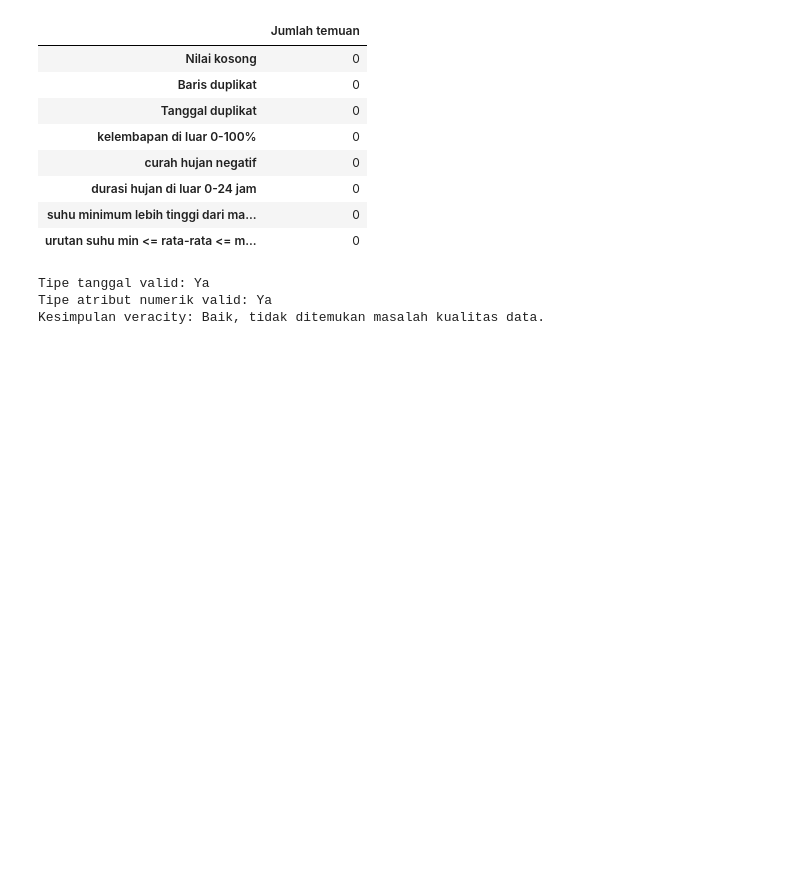
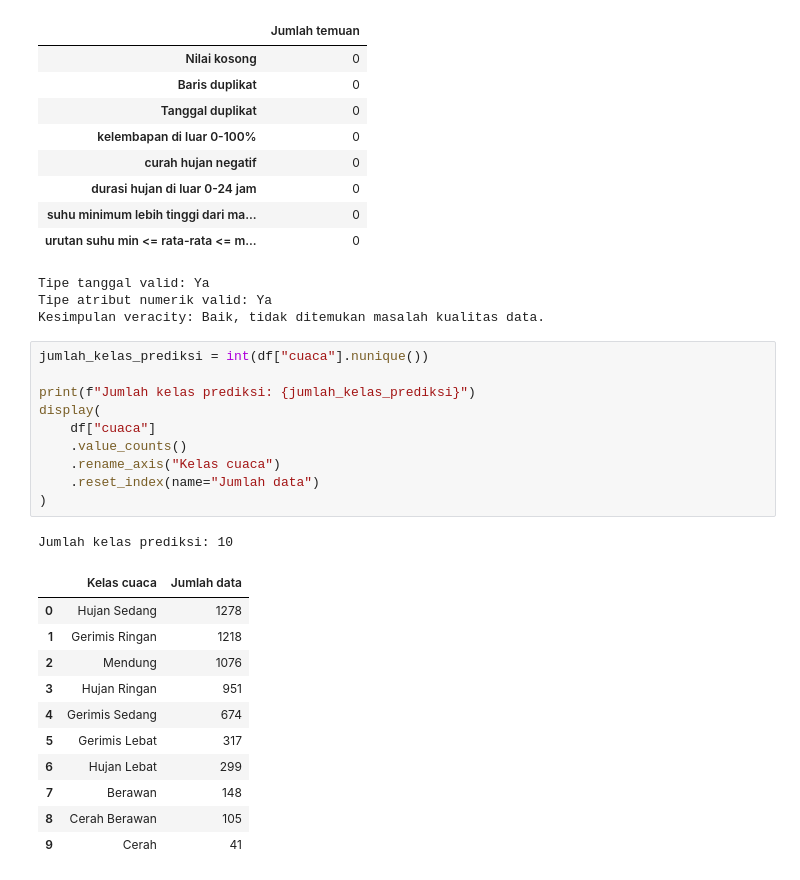
Before and after one commit to tuhu02/weather-prediction, a Jupyter notebook: eda.ipynb, the cells around one changed output. Saved outputs shown, nothing was run; the diff lists cells and outputs as text; blank space fills up the shorter version.

```diff
--- a/eda.ipynb
+++ b/eda.ipynb
@@ -219,3 +288,26 @@ print(
 Tipe tanggal valid: Ya
 Tipe atribut numerik valid: Ya
 Kesimpulan veracity: Baik, tidak ditemukan masalah kualitas data.
+# %%
+jumlah_kelas_prediksi = int(df["cuaca"].nunique())
+
+print(f"Jumlah kelas prediksi: {jumlah_kelas_prediksi}")
+display(
+    df["cuaca"]
+    .value_counts()
+    .rename_axis("Kelas cuaca")
+    .reset_index(name="Jumlah data")
+)
+# %% [output]
+Jumlah kelas prediksi: 10
+|  | Kelas cuaca | Jumlah data |
+| 0 | Hujan Sedang | 1278 |
+| 1 | Gerimis Ringan | 1218 |
+| 2 | Mendung | 1076 |
+| 3 | Hujan Ringan | 951 |
+| 4 | Gerimis Sedang | 674 |
+| 5 | Gerimis Lebat | 317 |
+| 6 | Hujan Lebat | 299 |
+| 7 | Berawan | 148 |
+| 8 | Cerah Berawan | 105 |
+| 9 | Cerah | 41 |
```
Also changed, not shown: parts of 10 cells of this notebook.
